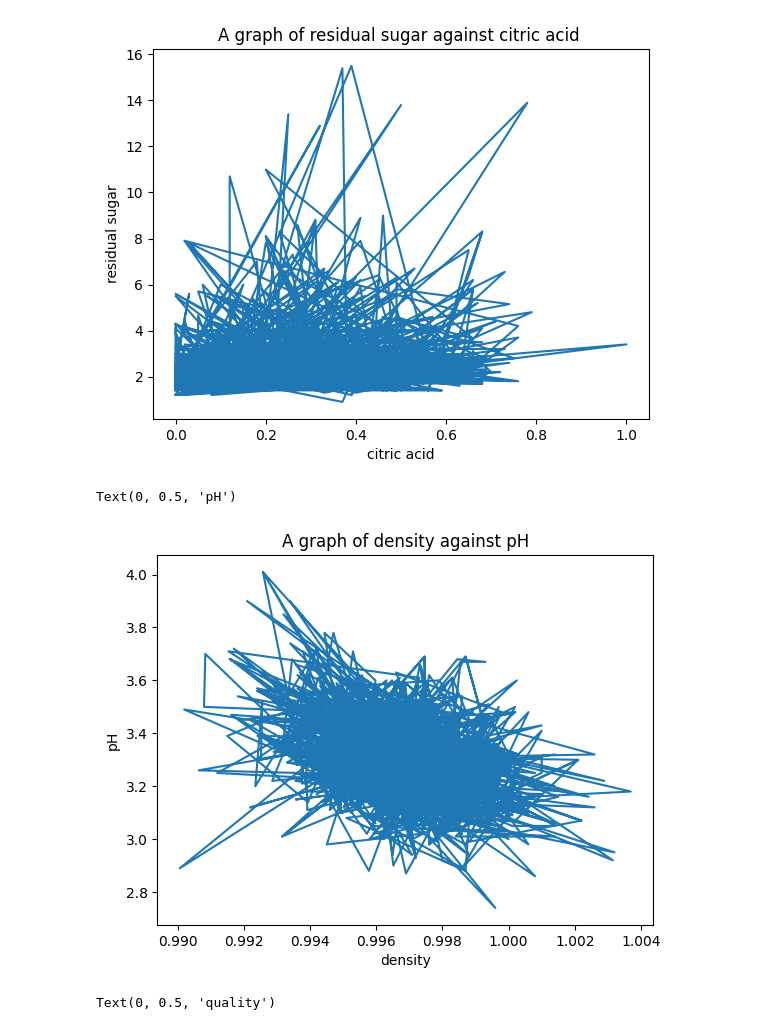
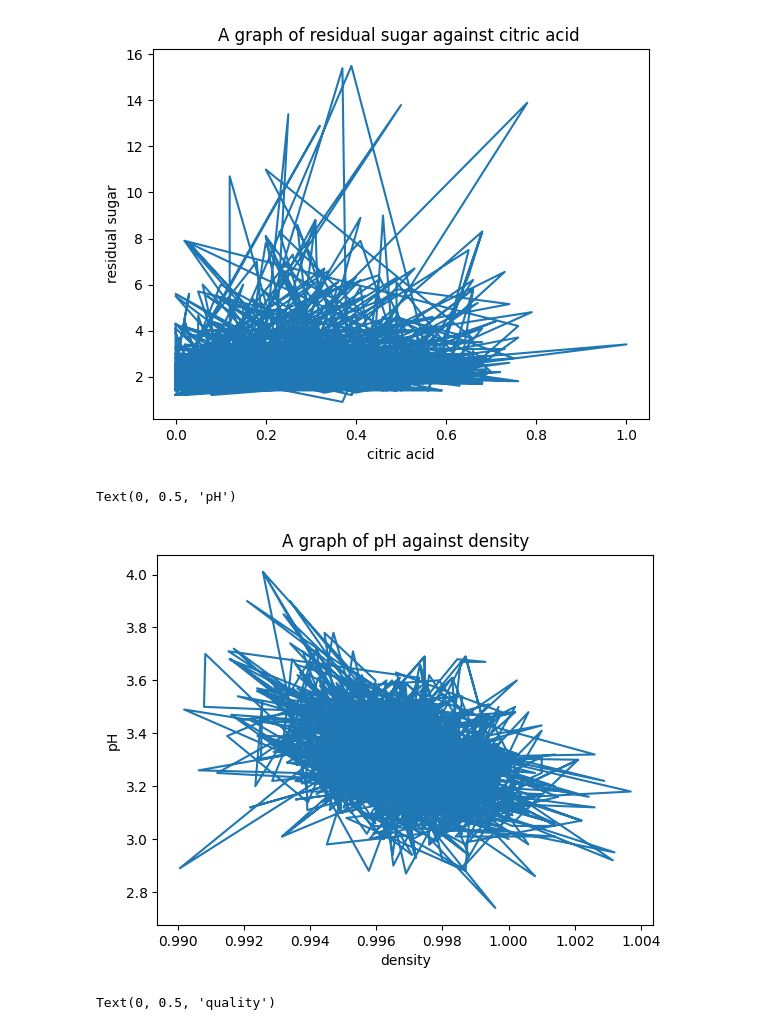
Before and after one commit to Asante8/Projectwork, a Jupyter notebook: Project.ipynb, the cells around one changed output. Saved outputs shown, nothing was run; the diff lists cells and outputs as text; code cells hidden in the pictures.

```diff
--- a/Project.ipynb
+++ b/Project.ipynb
@@ -127,12 +127,12 @@ Text(0, 0.5, 'residual sugar')
 [figure]
 # %%
 mp.plot(data.density,data.pH)
-mp.title('A graph of density against pH')
+mp.title('A graph of pH against density')
 mp.xlabel('density')
 mp.ylabel('pH')
 # %% [output]
 Text(0, 0.5, 'pH')
-[figure, old version]
+[figure, new version]
 # %%
 mp.plot(data.alcohol,data.quality)
 mp.title('A graph of alcohol against quality')
```
Also changed, not shown: parts of 5 cells of this notebook.
